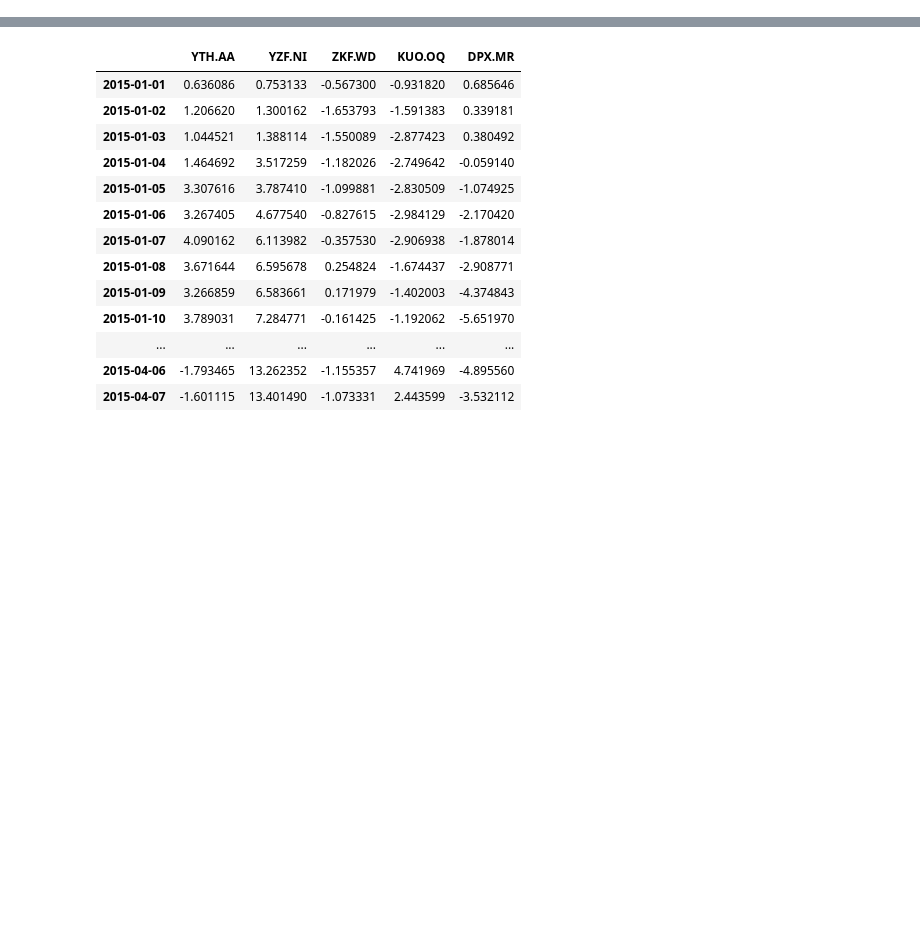
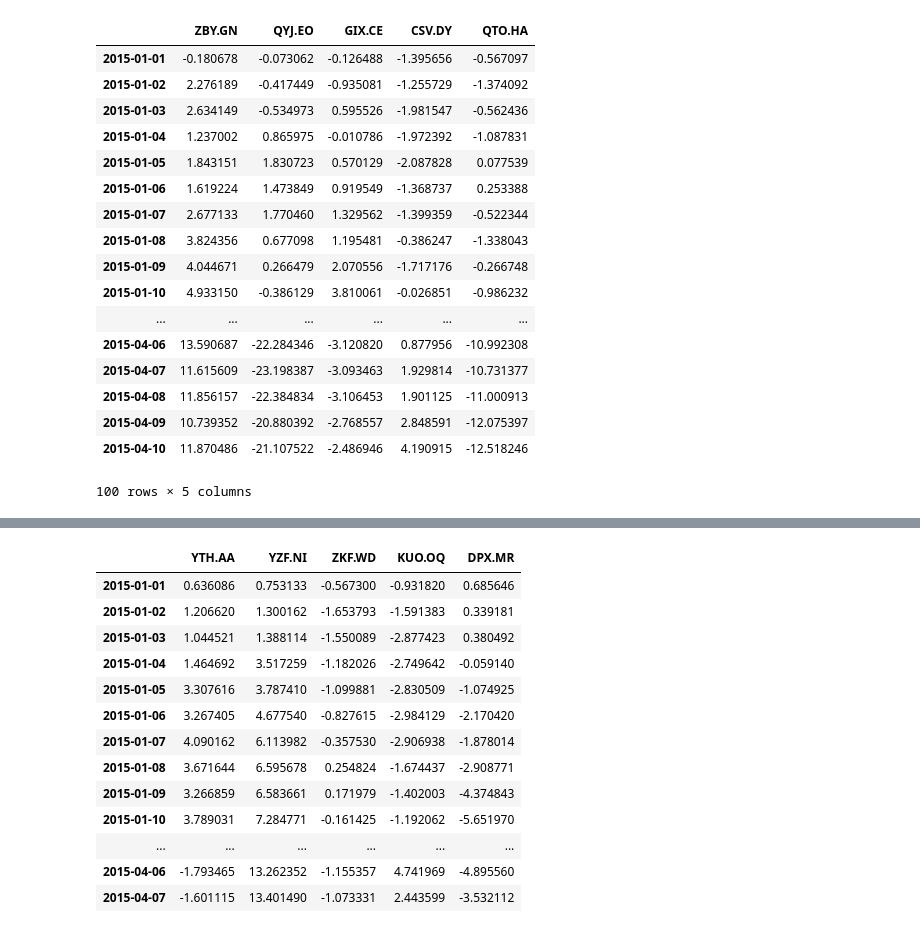
Before and after one commit to alsombra/ZapImoveis_Analise, a Jupyter notebook: Untitled1.ipynb, the cells around one changed output, grey strips where cells are left out. Drawn from its saved outputs; the diff is of its cells as text; code cells hidden in the pictures; blank space fills up the shorter version.

```diff
--- a/Untitled1.ipynb
+++ b/Untitled1.ipynb
@@ -18,6 +18,27 @@ init_notebook_mode(connected=True)
 
 
 #py.sign_in("alsombra", "nGPr7w2fxFLEQAXvuCZO")
+# %%
+df
+# %% [output]
+|  | ZBY.GN | QYJ.EO | GIX.CE | CSV.DY | QTO.HA |
+| 2015-01-01 | -0.180678 | -0.073062 | -0.126488 | -1.395656 | -0.567097 |
+| 2015-01-02 | 2.276189 | -0.417449 | -0.935081 | -1.255729 | -1.374092 |
+| 2015-01-03 | 2.634149 | -0.534973 | 0.595526 | -1.981547 | -0.562436 |
+| 2015-01-04 | 1.237002 | 0.865975 | -0.010786 | -1.972392 | -1.087831 |
+| 2015-01-05 | 1.843151 | 1.830723 | 0.570129 | -2.087828 | 0.077539 |
+| 2015-01-06 | 1.619224 | 1.473849 | 0.919549 | -1.368737 | 0.253388 |
+| 2015-01-07 | 2.677133 | 1.770460 | 1.329562 | -1.399359 | -0.522344 |
+| 2015-01-08 | 3.824356 | 0.677098 | 1.195481 | -0.386247 | -1.338043 |
+| 2015-01-09 | 4.044671 | 0.266479 | 2.070556 | -1.717176 | -0.266748 |
+| 2015-01-10 | 4.933150 | -0.386129 | 3.810061 | -0.026851 | -0.986232 |
+| ... | ... | ... | ... | ... | ... |
+| 2015-04-06 | 13.590687 | -22.284346 | -3.120820 | 0.877956 | -10.992308 |
+| 2015-04-07 | 11.615609 | -23.198387 | -3.093463 | 1.929814 | -10.731377 |
+| 2015-04-08 | 11.856157 | -22.384834 | -3.106453 | 1.901125 | -11.000913 |
+| 2015-04-09 | 10.739352 | -20.880392 | -2.768557 | 2.848591 | -12.075397 |
+| 2015-04-10 | 11.870486 | -21.107522 | -2.486946 | 4.190915 | -12.518246 |
+100 rows × 5 columns
 # %%
 df = cf.datagen.lines()
 
```
Also changed, not shown: 2 other files.
